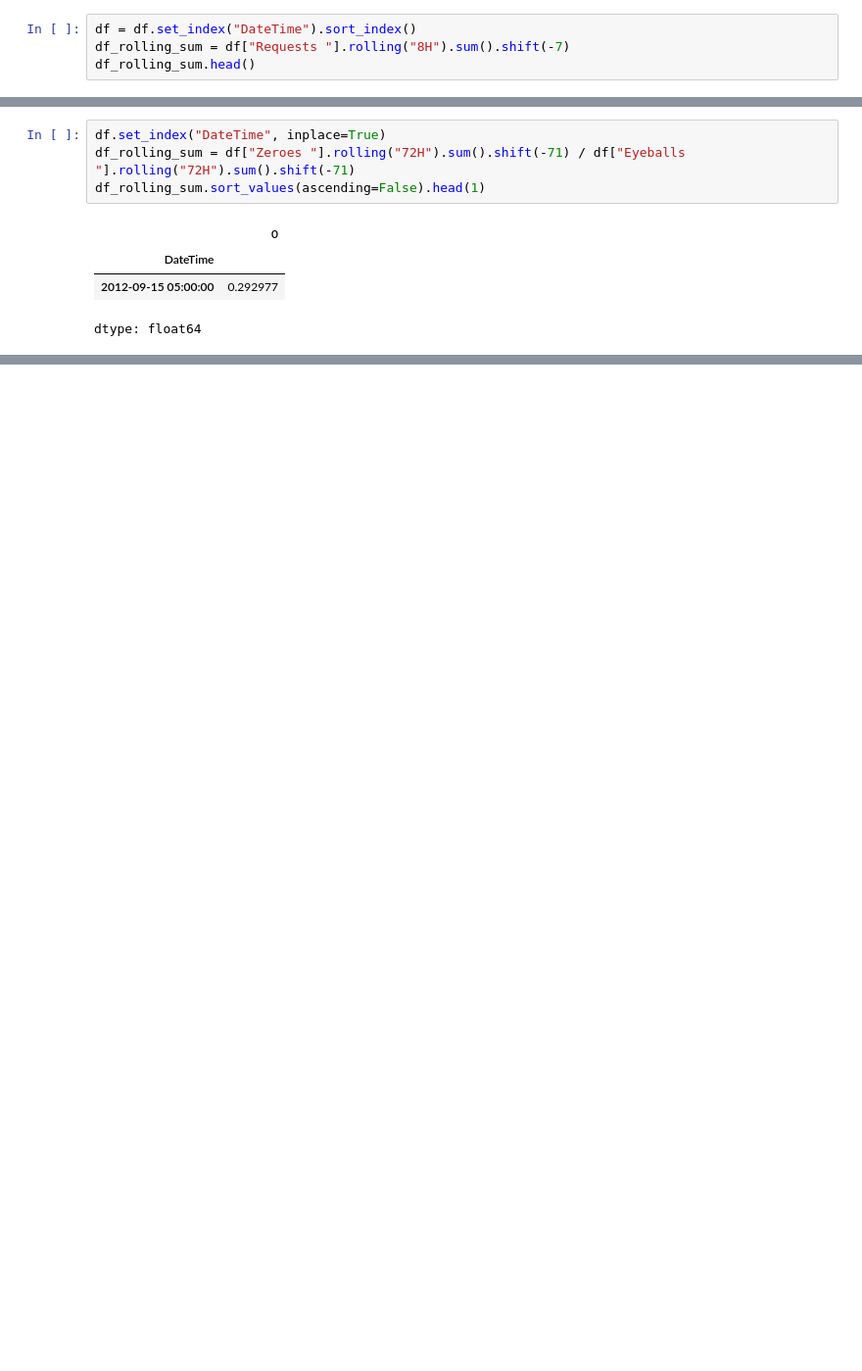
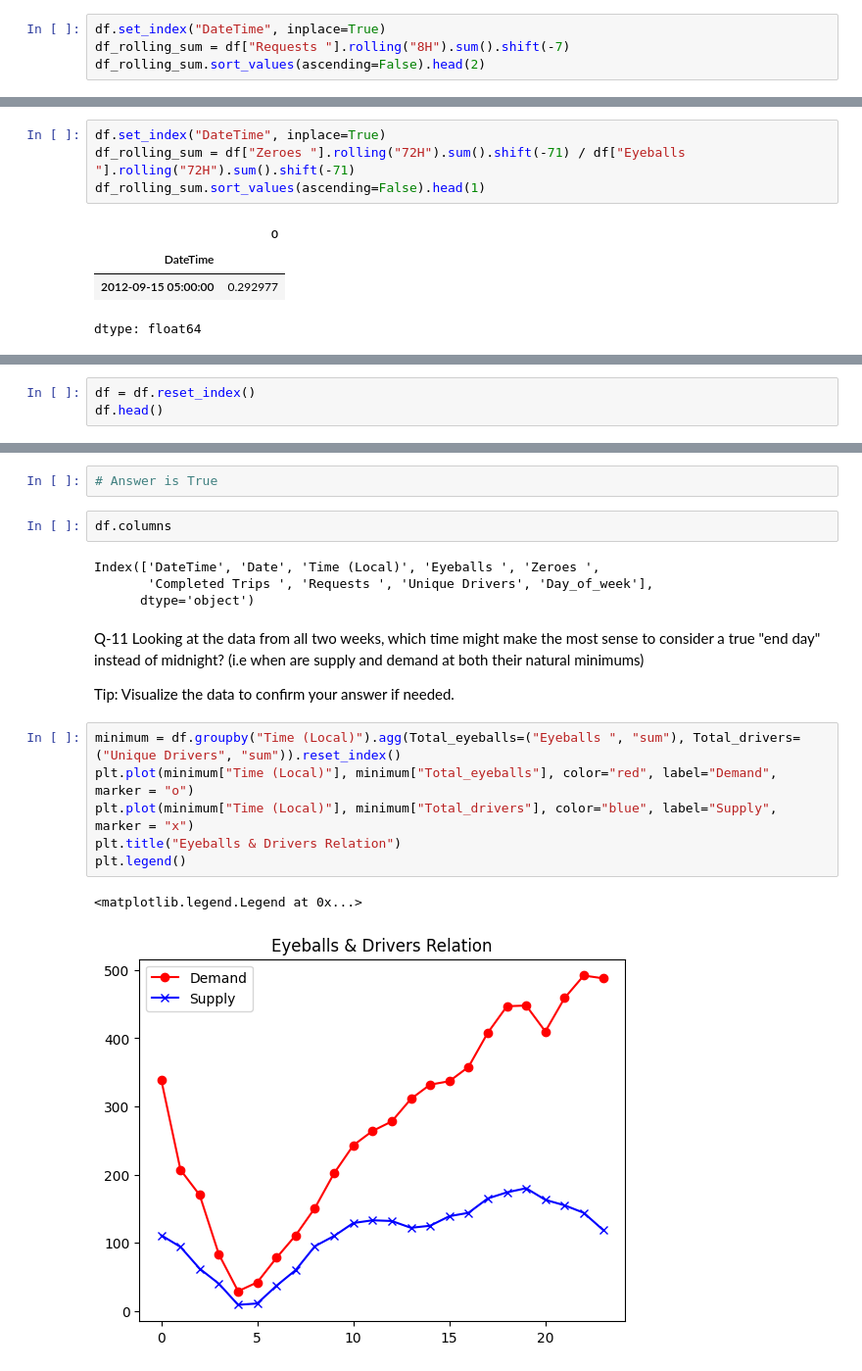
Before and after one commit to avi-11-2002/UBER-Assignment, a Jupyter notebook: Uber_DS_Assignment.ipynb, the cells around one changed output, grey strips where cells are left out. Shown at 98% size. Drawn from its saved outputs; the diff is of its cells as text; blank space fills up the shorter version.

```diff
--- a/Uber_DS_Assignment.ipynb
+++ b/Uber_DS_Assignment.ipynb
@@ -303,9 +292,9 @@ df.head()
 | 3 | 2012-09-10 10:00:00 | 10-Sep-12 | 10 | 9 | 2 | 0 | 1 | 14 | ... |
 | 4 | 2012-09-10 11:00:00 | 10-Sep-12 | 11 | 11 | 1 | 4 | 4 | 11 | ... |
 # %%
-df = df.set_index("DateTime").sort_index()
+df.set_index("DateTime", inplace=True)
 df_rolling_sum = df["Requests "].rolling("8H").sum().shift(-7)
-df_rolling_sum.head()
+df_rolling_sum.sort_values(ascending=False).head(2)
 # %% [output]
 |  | Requests |
 | DateTime |  |
@@ -365,0 +344,3 @@ dtype: float64
+# %%
+df = df.reset_index()
+df.head()
@@ -365,0 +381,21 @@ dtype: float64
+# %%
+# Answer is True
+# %%
+df.columns
+# %% [output]
+Index(['DateTime', 'Date', 'Time (Local)', 'Eyeballs ', 'Zeroes ',
+       'Completed Trips ', 'Requests ', 'Unique Drivers', 'Day_of_week'],
+      dtype='object')
+# %% [markdown]
+Q-11 Looking at the data from all two weeks, which time might make the most sense to consider a true "end day" instead of midnight? (i.e when are supply and demand at both their natural minimums)
+
+Tip: Visualize the data to confirm your answer if needed.
+# %%
+minimum = df.groupby("Time (Local)").agg(Total_eyeballs=("Eyeballs ", "sum"), Total_drivers=("Unique Drivers", "sum")).reset_index()
+plt.plot(minimum["Time (Local)"], minimum["Total_eyeballs"], color="red", label="Demand", marker = "o")
+plt.plot(minimum["Time (Local)"], minimum["Total_drivers"], color="blue", label="Supply", marker = "x")
+plt.title("Eyeballs & Drivers Relation")
+plt.legend()
+# %% [output]
+<matplotlib.legend.Legend at 0x...>
+[figure, added]
```
Also changed, not shown: parts of 18 cells of this notebook.
